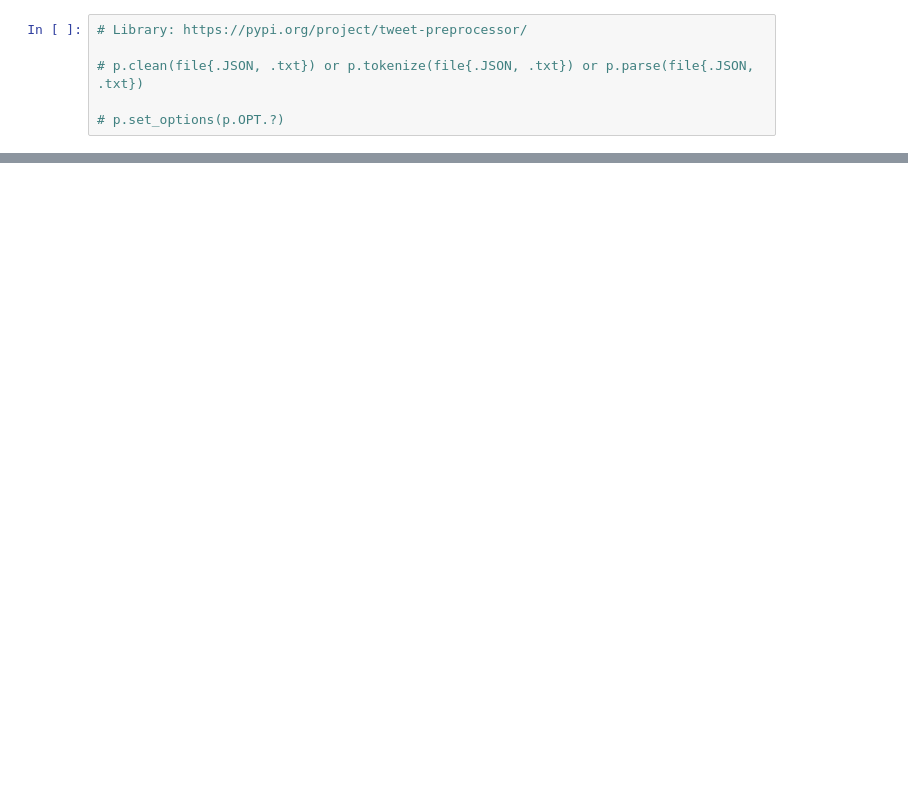
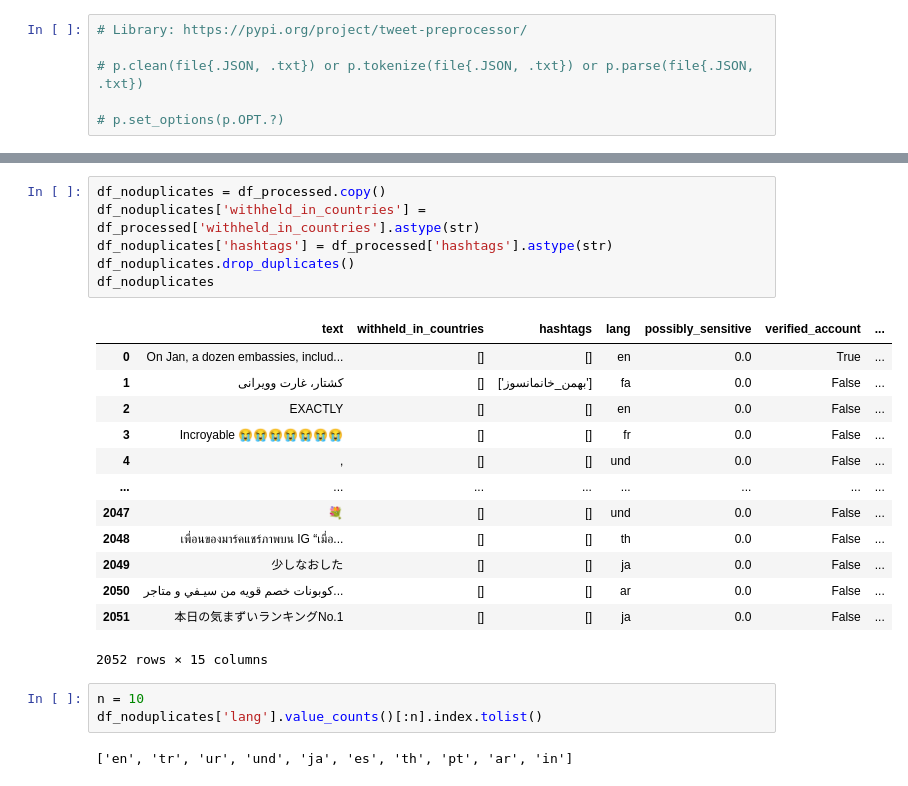
Before and after one commit to CS-433/ml-project-2-VD-FN-JS, a Jupyter notebook: cleaning_dataset.ipynb, the cells around one changed output, grey strips where cells are left out. Drawn from its saved outputs; the diff is of its cells as text; blank space fills up the shorter version.

```diff
--- a/cleaning_dataset.ipynb
+++ b/cleaning_dataset.ipynb
@@ -154,0 +244,25 @@ df_clean
+# %%
+df_noduplicates = df_processed.copy()
+df_noduplicates['withheld_in_countries'] = df_processed['withheld_in_countries'].astype(str)
+df_noduplicates['hashtags'] = df_processed['hashtags'].astype(str)
+df_noduplicates.drop_duplicates()
+df_noduplicates
+# %% [output]
+|  | text | withheld_in_countries | hashtags | lang | possibly_sensitive | verified_account | ... |
+| 0 | On Jan, a dozen embassies, includ... | [] | [] | en | 0.0 | True | ... |
+| 1 | کشتار، غارت وویرانی | [] | ['بهمن_خانمانسوز'] | fa | 0.0 | False | ... |
+| 2 | EXACTLY | [] | [] | en | 0.0 | False | ... |
+| 3 | Incroyable 😭😭😭😭😭😭😭 | [] | [] | fr | 0.0 | False | ... |
+| 4 | , | [] | [] | und | 0.0 | False | ... |
+| ... | ... | ... | ... | ... | ... | ... | ... |
+| 2047 | 💐 | [] | [] | und | 0.0 | False | ... |
+| 2048 | เพื่อนของมาร์คแชร์ภาพบน IG “เมื่อ... | [] | [] | th | 0.0 | False | ... |
+| 2049 | 少しなおした | [] | [] | ja | 0.0 | False | ... |
+| 2050 | كوبونات خصم قويه من سيـفي و متاجر... | [] | [] | ar | 0.0 | False | ... |
+| 2051 | 本日の気まずいランキングNo.1 | [] | [] | ja | 0.0 | False | ... |
+2052 rows × 15 columns
+# %%
+n = 10
+df_noduplicates['lang'].value_counts()[:n].index.tolist()
+# %% [output]
+['en', 'tr', 'ur', 'und', 'ja', 'es', 'th', 'pt', 'ar', 'in']
```
Also changed, not shown: parts of 22 cells of this notebook.
